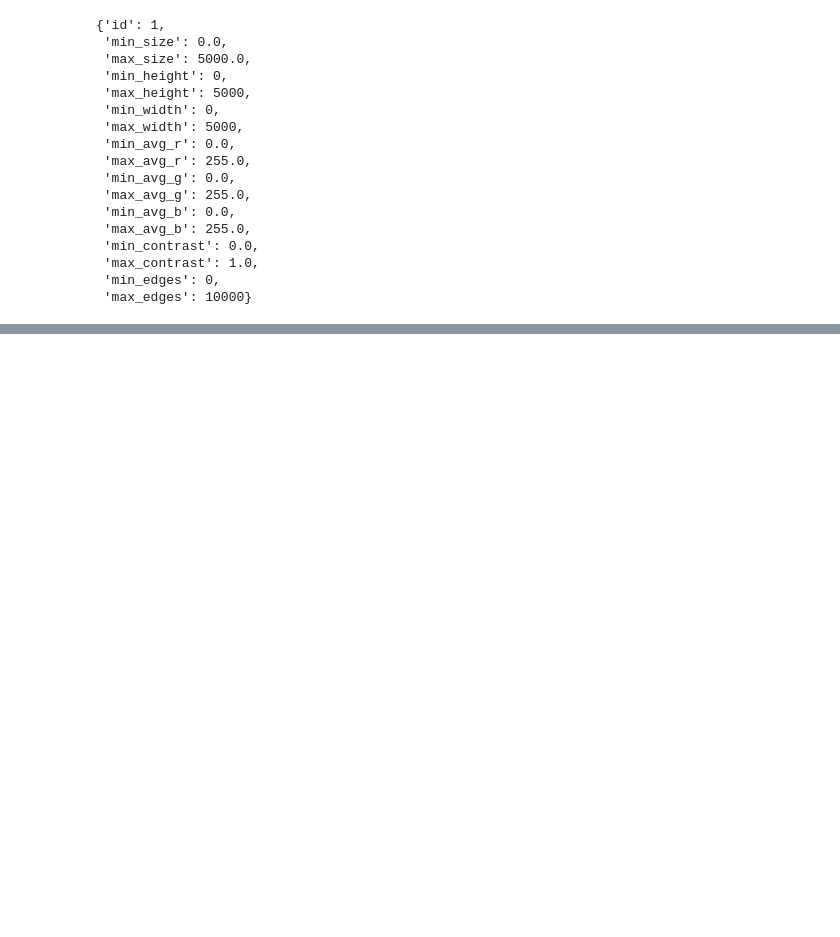
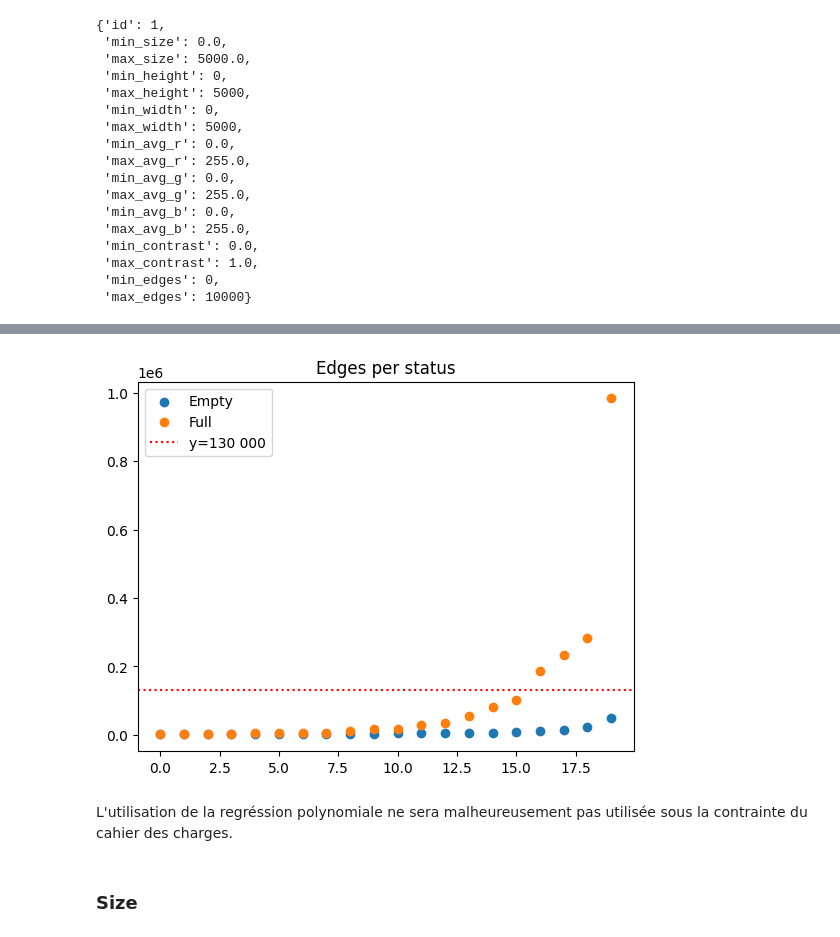
Before and after one commit to DorDNS/SolutionDelivery_PRJ, a Jupyter notebook: backend/src/TrashMapServer/model_classification.ipynb, the cells around one changed output, grey strips where cells are left out. Drawn from its saved outputs; the diff is of its cells as text; code cells hidden in the pictures; blank space fills up the shorter version.

```diff
--- a/backend/src/TrashMapServer/model_classification.ipynb
+++ b/backend/src/TrashMapServer/model_classification.ipynb
@@ -86,0 +111,3 @@ image_ = image_data[image_data["Status"]==0]
+# %%
+image_empty = image_data[image_data["Status"]==0]
+image_full = image_data[image_data["Status"]==1]
@@ -86,0 +144,20 @@ image_ = image_data[image_data["Status"]==0]
+# %%
+def fit_polynomial(df, x_col, y_col, degree=2):
+    """
+    Ajuste une régression polynomiale sur tout le DataFrame et renvoie une fonction polynomiale utilisable.
+
+    Args:
+        df (pd.DataFrame): Tableau avec les données.
+        x_col (str): Nom de la colonne x.
+        y_col (str): Nom de la colonne y.
+        degree (int): Degré du polynôme.
+
+    Returns:
+        np.poly1d: La fonction polynomiale.
+    """
+    coefs = n.polyfit(df[x_col], df[y_col], deg=degree)
+    poly_fn = n.poly1d(coefs)
+    return poly_fn
+
+image_empty["x"] = n.arange(len(image_empty["Edges"]))
+image_full["x"] = n.arange(len(image_full["Edges"]))
@@ -86,0 +219,13 @@ image_ = image_data[image_data["Status"]==0]
+# %%
+plt.scatter(image_empty["x"], sorted(image_empty["Edges"]), label="Empty")
+plt.scatter(image_full["x"], sorted(image_full["Edges"]), label="Full")
+plt.axhline(y=130000, color='red', linestyle=':', label='y=130 000')
+plt.title("Edges per status")
+plt.legend()
+plt.show()
+# %% [output]
+[figure, added]
+# %% [markdown]
+L'utilisation de la regréssion polynomiale ne sera malheureusement pas utilisée sous la contrainte du cahier des charges.
+# %% [markdown]
+### Size
```
Also changed, not shown: parts of 33 cells of this notebook, 1 other file.
